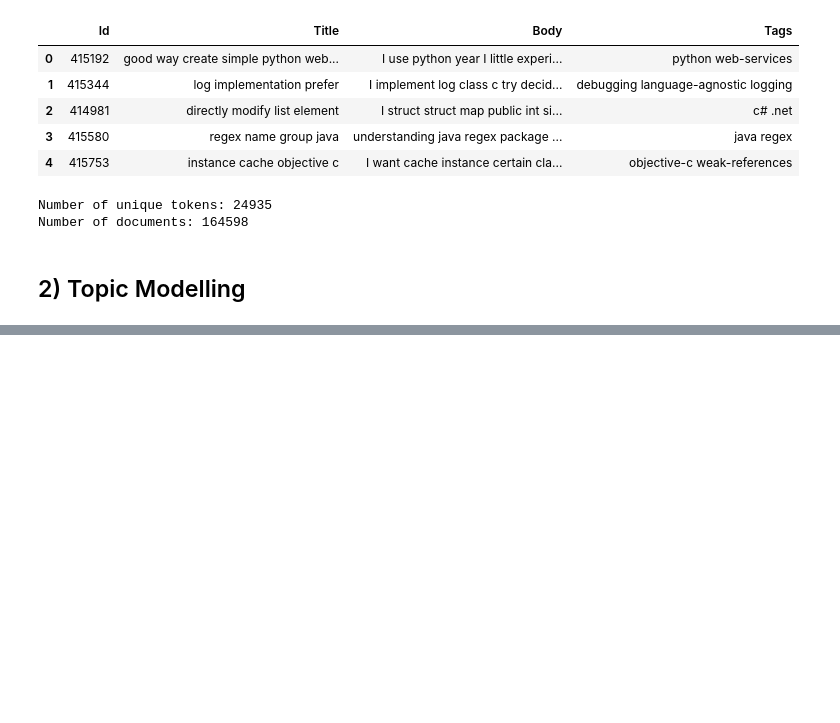
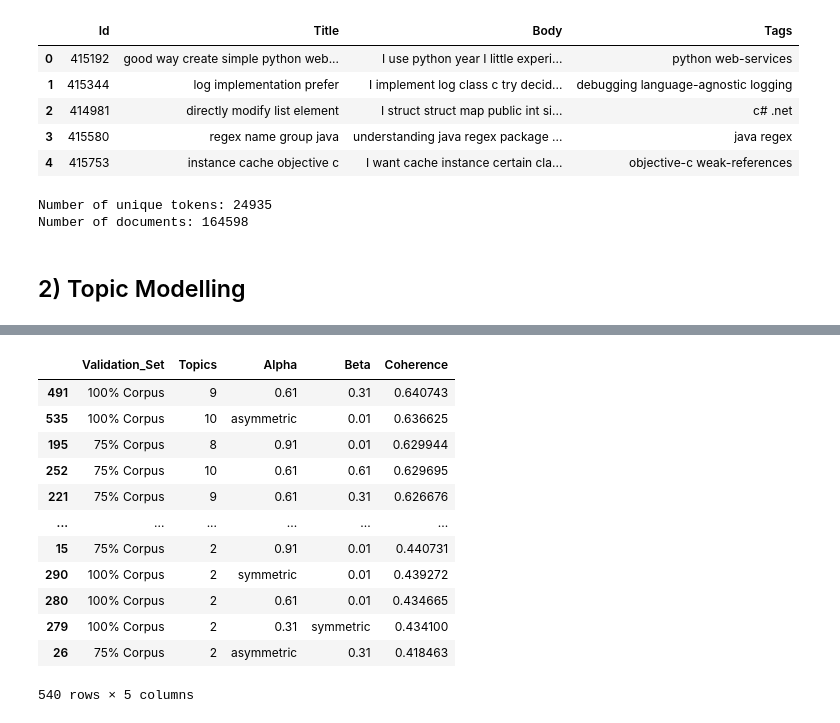
Before and after one commit to Aboubacar2012/categorisation_de_questions, a Jupyter notebook: P05_02_notebooktest.ipynb, the cells around one changed output, grey strips where cells are left out. Saved outputs shown, nothing was run; the diff lists cells and outputs as text; code cells hidden in the pictures; blank space fills up the shorter version.

```diff
--- a/P05_02_notebooktest.ipynb
+++ b/P05_02_notebooktest.ipynb
@@ -180,6 +178,22 @@ if 1 == 1:
                     pbar.update(1)
     pd.DataFrame(model_results).to_csv('lda_tuning_results.csv', index=False)
     pbar.close()
+# %%
+pd.DataFrame(model_results).sort_values("Coherence", ascending=False)
+# %% [output]
+|  | Validation_Set | Topics | Alpha | Beta | Coherence |
+| 491 | 100% Corpus | 9 | 0.61 | 0.31 | 0.640743 |
+| 535 | 100% Corpus | 10 | asymmetric | 0.01 | 0.636625 |
+| 195 | 75% Corpus | 8 | 0.91 | 0.01 | 0.629944 |
+| 252 | 75% Corpus | 10 | 0.61 | 0.61 | 0.629695 |
+| 221 | 75% Corpus | 9 | 0.61 | 0.31 | 0.626676 |
+| ... | ... | ... | ... | ... | ... |
+| 15 | 75% Corpus | 2 | 0.91 | 0.01 | 0.440731 |
+| 290 | 100% Corpus | 2 | symmetric | 0.01 | 0.439272 |
+| 280 | 100% Corpus | 2 | 0.61 | 0.01 | 0.434665 |
+| 279 | 100% Corpus | 2 | 0.31 | symmetric | 0.434100 |
+| 26 | 75% Corpus | 2 | asymmetric | 0.31 | 0.418463 |
+540 rows × 5 columns
 # %%
 lda_model = LdaMulticore(corpus=corpus,
                         id2word=id2word,
```
Also changed, not shown: parts of 5 cells of this notebook.
